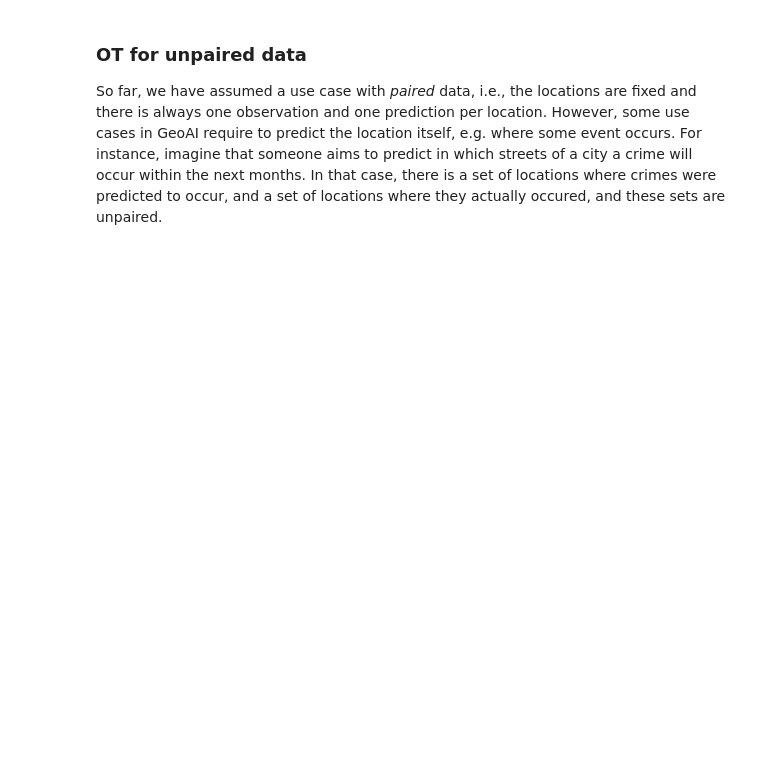
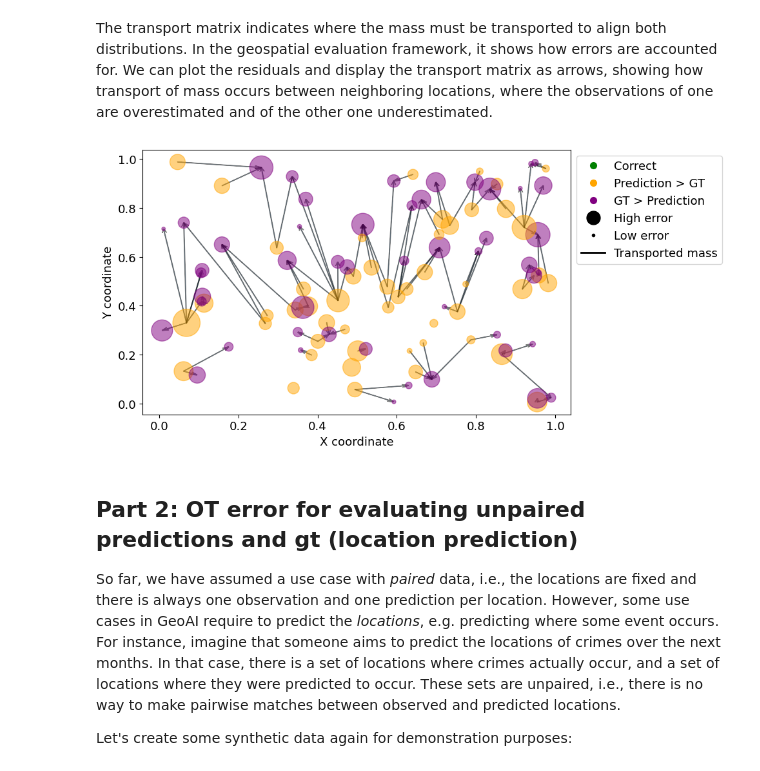
Before and after one commit to mie-lab/geospatialOT, a Jupyter notebook: tutorial.ipynb, the cells around one changed output. Saved outputs shown, nothing was run; the diff lists cells and outputs as text; code cells hidden in the pictures; blank space fills up the shorter version.

```diff
--- a/tutorial.ipynb
+++ b/tutorial.ipynb
@@ -51,7 +79,18 @@ partial_ot_fixed_locations(cost_matrix, predictions, observations, penalty_waste
+# %% [markdown]
+The transport matrix indicates where the mass must be transported to align both distributions. In the geospatial evaluation framework, it shows how errors are accounted for. We can plot the residuals and display the transport matrix as arrows, showing how transport of mass occurs between neighboring locations, where the observations of one are overestimated and of the other one underestimated.
+# %%
+# Plot transport of mass
+plot_paired_transport_matrix(
+    locations, predictions, observations, transport_matrix
+)
+# %% [output]
+[figure, added]
 # %% [markdown]
-### OT for unpaired data
+## Part 2: OT error for evaluating unpaired predictions and gt (location prediction)
 
-So far, we have assumed a use case with *paired* data, i.e., the locations are fixed and there is always one observation and one prediction per location. However, some use cases in GeoAI require to predict the location itself, e.g. where some event occurs. For instance, imagine that someone aims to predict in which streets of a city a crime will occur within the next months. In that case, there is a set of locations where crimes were predicted to occur, and a set of locations where they actually occured, and these sets are unpaired.
+So far, we have assumed a use case with *paired* data, i.e., the locations are fixed and there is always one observation and one prediction per location. However, some use cases in GeoAI require to predict the *locations*, e.g. predicting where some event occurs. For instance, imagine that someone aims to predict the locations of crimes over the next months. In that case, there is a set of locations where crimes actually occur, and a set of locations where they were predicted to occur. These sets are unpaired, i.e., there is no way to make pairwise matches between observed and predicted locations.
+
+Let's create some synthetic data again for demonstration purposes:
 # %%
 predicted_locations = np.random.rand(50, 2)
 true_locations = np.random.rand(40, 2)
```
Also changed, not shown: parts of 31 cells of this notebook, 3 other files.
